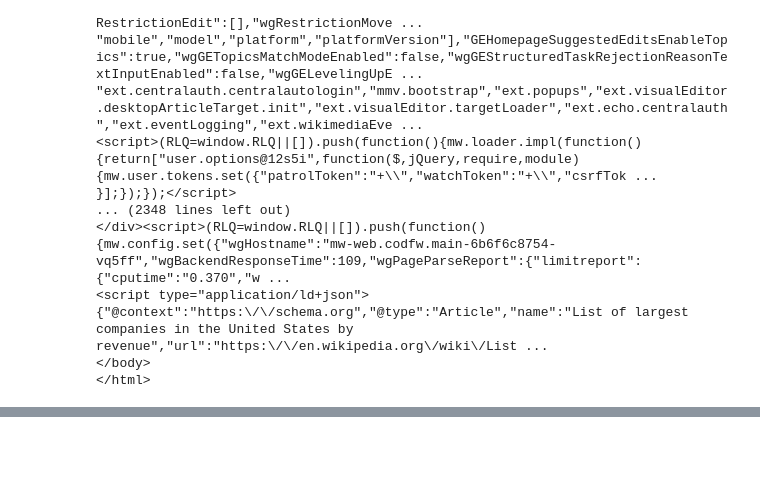
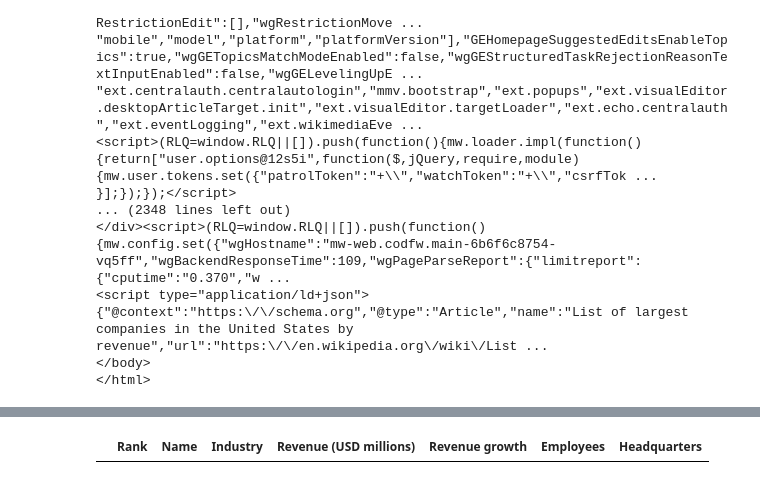
Before and after one commit to Pranav-Pote-28/webScraping_top_100_companies_by_revenue, a Jupyter notebook: webScraping_realData.ipynb, the cells around one changed output, grey strips where cells are left out. Drawn from its saved outputs; the diff is of its cells as text; code cells hidden in the pictures; blank space fills up the shorter version.

```diff
--- a/webScraping_realData.ipynb
+++ b/webScraping_realData.ipynb
@@ -66,0 +68,6 @@ print(world_table_titles)
+# %%
+import pandas as pd
+df=pd.DataFrame(columns=world_table_titles)
+df
+# %% [output]
+|  | Rank | Name | Industry | Revenue (USD millions) | Revenue growth | Employees | Headquarters |
```
Also changed, not shown: parts of 8 cells of this notebook.
